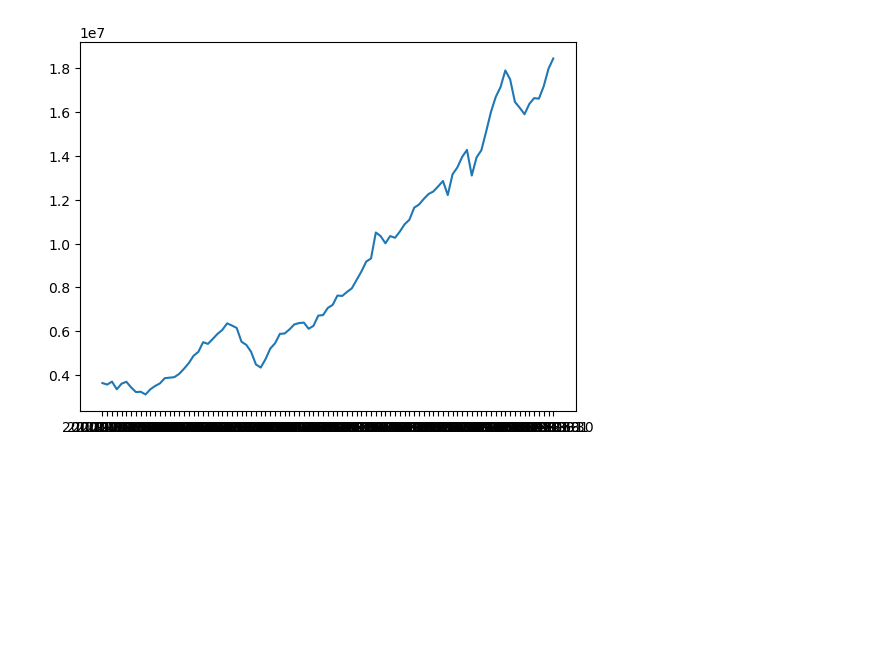
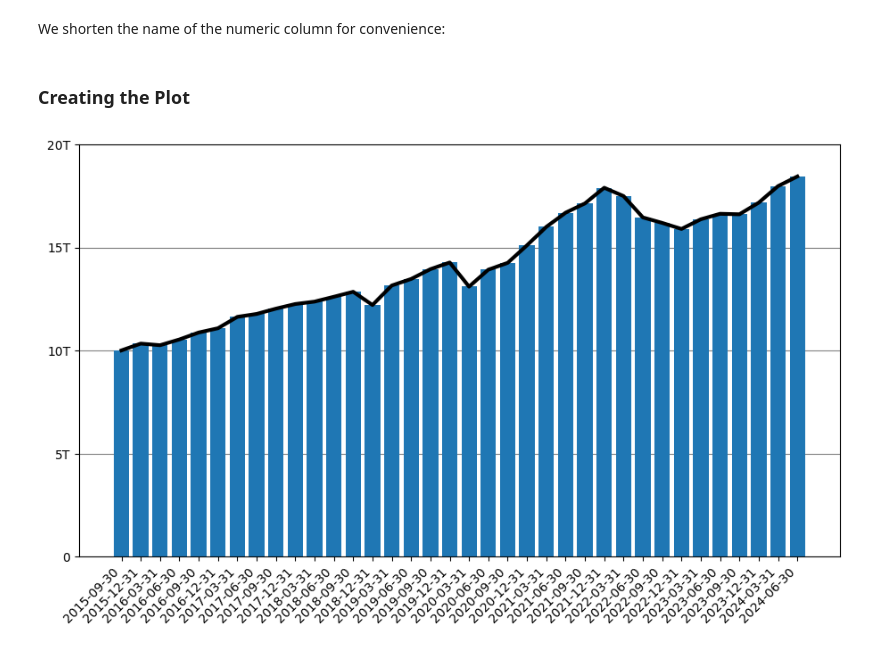
Before and after one commit to jong42/Investment-Funds-Statistics, a Jupyter notebook: ivf_statistics.ipynb, the cells around one changed output. Cells and saved outputs as stored; diff of their text form; code cells hidden in the pictures; blank space fills up the shorter version.

Commit message:
Add first plot

```diff
--- a/ivf_statistics.ipynb
+++ b/ivf_statistics.ipynb
@@ -18,4 +27,11 @@ df.head()
+# %% [markdown]
+We shorten the name of the numeric column for convenience:
 # %%
 df.rename(
     columns = {'Total assets held by investment funds  in the euro area (stock) (IVF.Q.U2.N.T0.T00.A.1.Z5.0000.Z01.E)':'assets'},
     inplace = True)
+# %%
+# To align with the ECB plot, we only look at data from 2015 onwards
+df = df.iloc[59:,:]
+# %% [markdown]
+### Creating the Plot
@@ -22,5 +42,22 @@ df.rename(
 # %%
-plt.plot(df.loc[:,'DATE'], df.loc[:,'assets'])
+fig, ax = plt.subplots(figsize=(11, 6))
+
+ax.plot(df.loc[:,'DATE'], df.loc[:,'assets'], color='black', linewidth=3) # line
+ax.bar(df.loc[:,'DATE'], df.loc[:,'assets']) # bars
+
+# x axis labels
+plt.xticks(rotation=45, ha='right') # rotate x axis labels
+
+# y axis range and labels
+plt.ylim([0, 20000000]) # set y axis range
+ylabels = ['0', '5T', '10T', '15T', '20T']
+ax.set_yticks([0, 5000000, 10000000, 15000000, 20000000])
+ax.set_yticklabels(ylabels)
+
+# background
+ax.yaxis.grid(color='gray')
+ax.set_axisbelow(True)
+
 plt.show()
 # %% [output]
-[figure, old version]
+[figure, new version]
```
Also changed, not shown: parts of 10 cells of this notebook.
